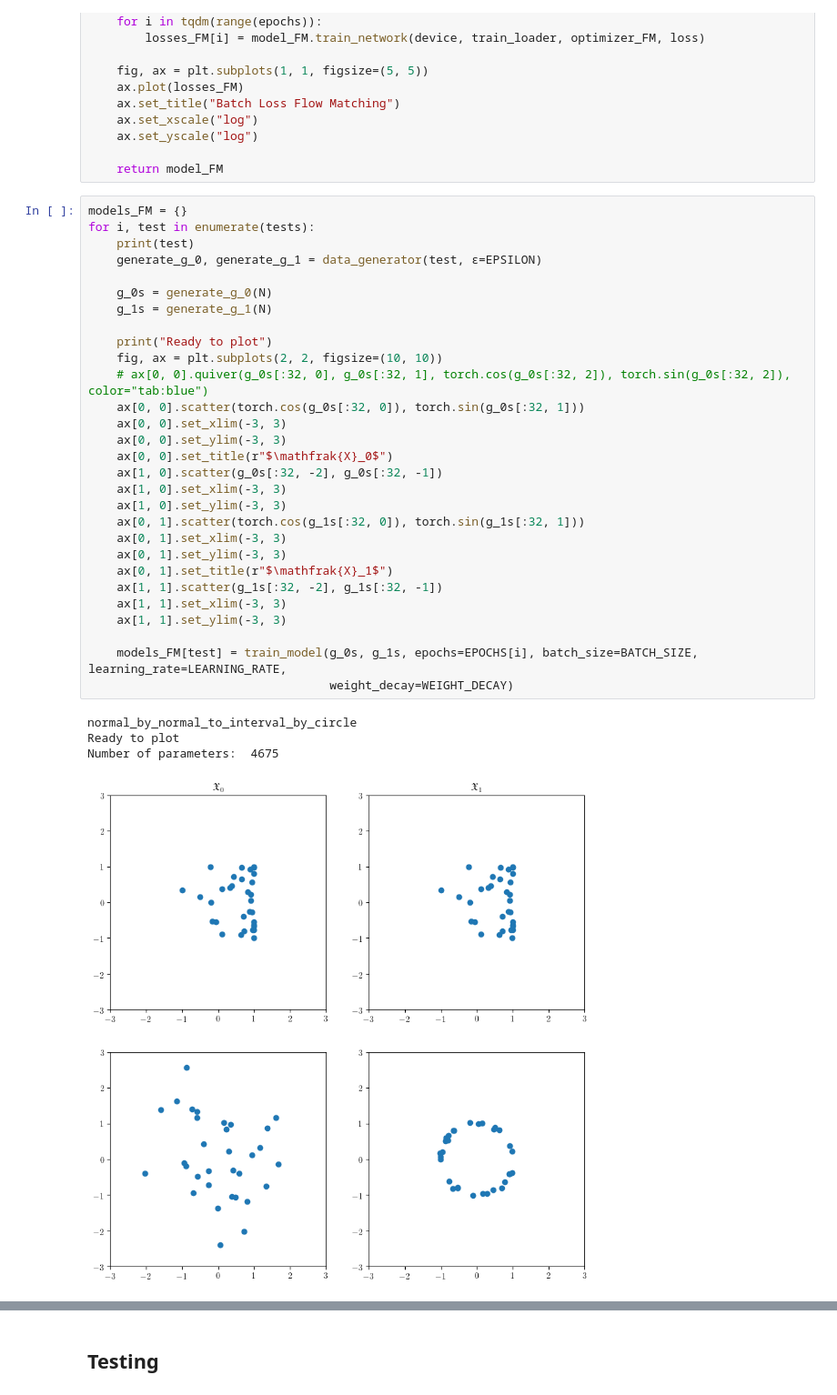
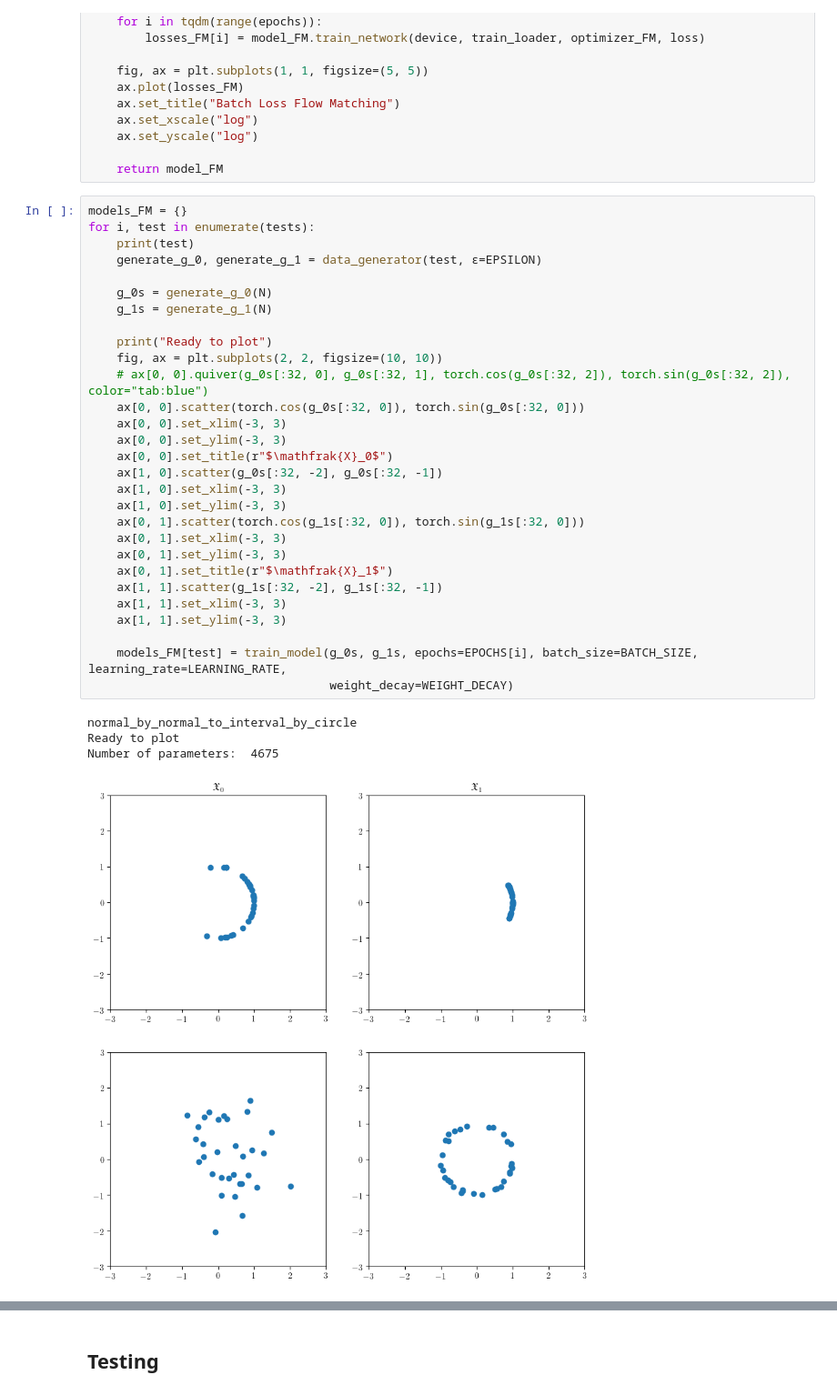
Before and after one commit to grace-go/FlowMatching, a Jupyter notebook: flow_matching_T1_by_R2.ipynb, the cells around one changed output, grey strips where cells are left out. Shown: that part at 91% size. Saved outputs shown, nothing was run; the diff lists cells and outputs as text.

```diff
--- a/flow_matching_T1_by_R2.ipynb
+++ b/flow_matching_T1_by_R2.ipynb
@@ -155,33 +155,33 @@ def train_model(g_0s, g_1s, epochs, batch_size=BATCH_SIZE, learning_rate=LEARNIN
 models_FM = {}
 for i, test in enumerate(tests):
     print(test)
     generate_g_0, generate_g_1 = data_generator(test, ε=EPSILON)
 
     g_0s = generate_g_0(N)
     g_1s = generate_g_1(N)
 
     print("Ready to plot")
     fig, ax = plt.subplots(2, 2, figsize=(10, 10))
     # ax[0, 0].quiver(g_0s[:32, 0], g_0s[:32, 1], torch.cos(g_0s[:32, 2]), torch.sin(g_0s[:32, 2]), color="tab:blue")
-    ax[0, 0].scatter(torch.cos(g_0s[:32, 0]), torch.sin(g_0s[:32, 1]))
+    ax[0, 0].scatter(torch.cos(g_0s[:32, 0]), torch.sin(g_0s[:32, 0]))
     ax[0, 0].set_xlim(-3, 3)
     ax[0, 0].set_ylim(-3, 3)
     ax[0, 0].set_title(r"$\mathfrak{X}_0$")
     ax[1, 0].scatter(g_0s[:32, -2], g_0s[:32, -1])
     ax[1, 0].set_xlim(-3, 3)
     ax[1, 0].set_ylim(-3, 3)
-    ax[0, 1].scatter(torch.cos(g_1s[:32, 0]), torch.sin(g_1s[:32, 1]))
+    ax[0, 1].scatter(torch.cos(g_1s[:32, 0]), torch.sin(g_1s[:32, 0]))
     ax[0, 1].set_xlim(-3, 3)
     ax[0, 1].set_ylim(-3, 3)
     ax[0, 1].set_title(r"$\mathfrak{X}_1$")
     ax[1, 1].scatter(g_1s[:32, -2], g_1s[:32, -1])
     ax[1, 1].set_xlim(-3, 3)
     ax[1, 1].set_ylim(-3, 3)
 
     models_FM[test] = train_model(g_0s, g_1s, epochs=EPOCHS[i], batch_size=BATCH_SIZE, learning_rate=LEARNING_RATE,
                                   weight_decay=WEIGHT_DECAY)
 # %% [output]
 normal_by_normal_to_interval_by_circle
 Ready to plot
 Number of parameters:  4675
-[figure, old version]
+[figure, new version]
```
Also changed, not shown: parts of 2 cells of this notebook.
